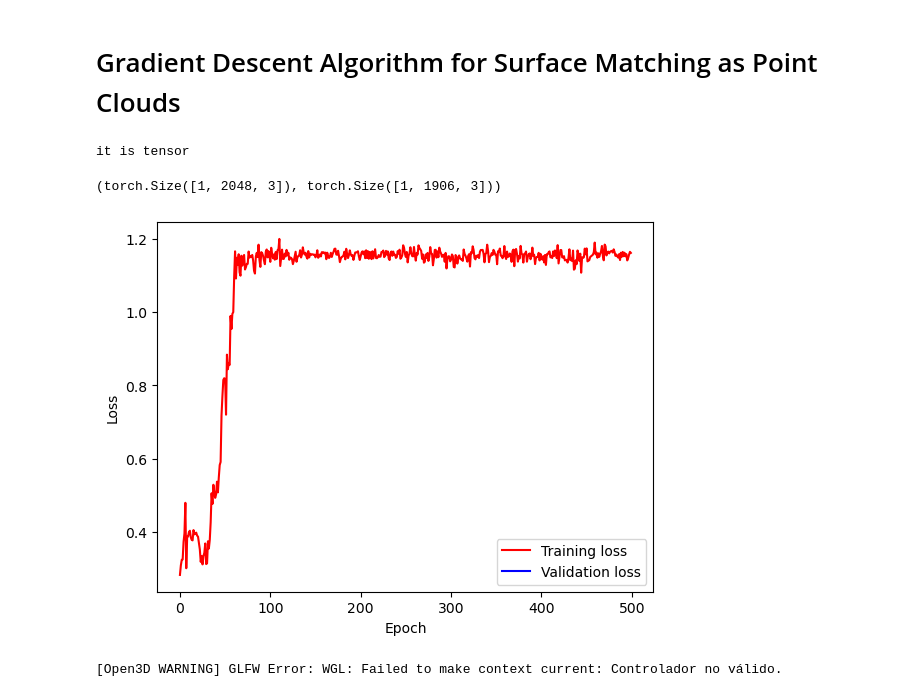
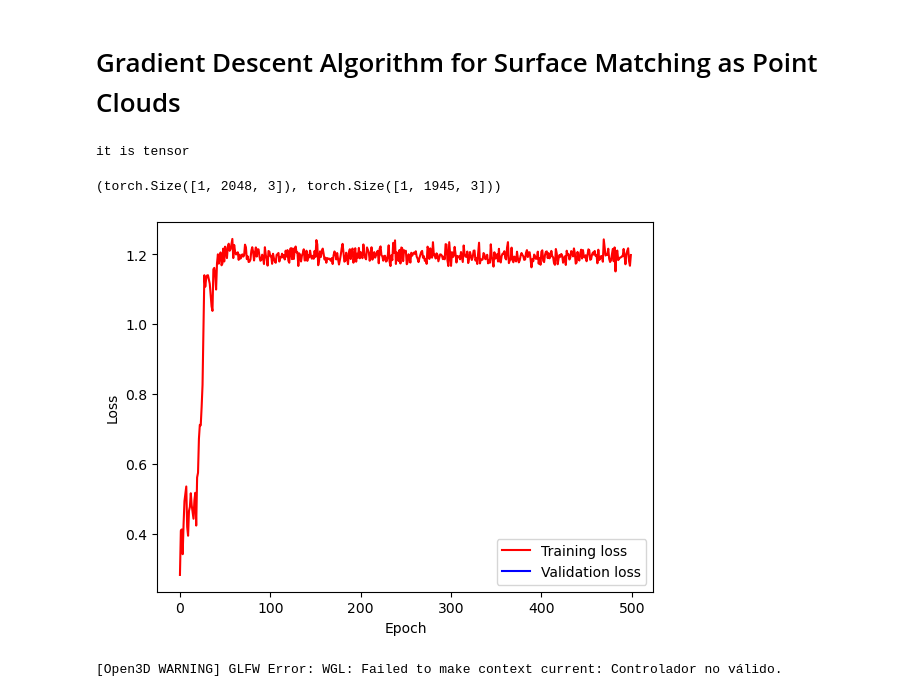
Before and after one commit to alejandroHdzV/prnet, a Jupyter notebook: RegExp_and_GD.ipynb, the cells around one changed output. Drawn from its saved outputs; the diff is of its cells as text; code cells hidden in the pictures.

```diff
--- a/RegExp_and_GD.ipynb
+++ b/RegExp_and_GD.ipynb
@@ -327,7 +327,7 @@ else:
 # trainset = GeneratedTrainingData(None, generated_training_data_path, N)
 trainset = VTCTestRegistrationData('vtc_testing_dataset.hdf5', N_before_sampling)
 
-idx = 1
+idx = 11
 test_cts = trainset[idx]
 scaling = 1
 nb_neighbors = 30
@@ -370,7 +370,7 @@ if double_reg_scr_to_tgt:
 x.shape, y.shape
 # %% [output]
 it is tensor
-(torch.Size([1, 2048, 3]), torch.Size([1, 1906, 3]))
+(torch.Size([1, 2048, 3]), torch.Size([1, 1945, 3]))
 # %%
 # x = sample_farthest_points(x, lengths=torch.tensor([2048]), K=1024)[0]
 # def sample_farthest_points(
@@ -441,7 +462,7 @@ def get_gradient_norm(t_params, quat_params):
 
 
 
-lr = 0.05         # Learning rate
+lr = 0.055         # Learning rate
 B = x.shape[0]    # Batch size
 K = 5             # Number of neighbors
 radius = 0.15     # Neighbors search radius
@@ -474,9 +495,6 @@ for iter in range(epochs):
     rig_mot_loss = 0
     ################################
 
-    # if iter < int(epochs * 0.7):
-    #     loss = chamfer_loss(x, y_transformed) + alpha * projected_chamfer_loss(x, y_transformed)
-    # elif iter >= int(epochs * 0.7):
     loss = chamfer_loss(x, y_transformed) + alpha * projected_chamfer_loss(x, y_transformed) \
         + gamma * f1_loss_function(x, y_transformed) + rig_mot_loss
 
@@ -489,34 +507,34 @@ for iter in range(epochs):
     ##############
     loss.backward()
 
     loss_tracking.append(loss.cpu().detach().numpy())
 
     # grad_tracking.append(get_gradient_norm(t_params, quat_params).cpu().detach().numpy())
 
     # Update parameters using the optimizer
 
     # print("Params (before): ", t_params, quat_params)
     optimizer.step()
     # print("Params (after): ", t_params, quat_params)
 
     # Zero out gradients for the next iteration
     optimizer.zero_grad()
 
 plot_accuracy_and_loss(loss_tracking, grad_tracking)
 
 # X and Y are both zero-centered at this point
 def draw_registration_result_from_tensor(idx):
     draw_registration_result(initialize_pointcloud(x[idx].detach().cpu().numpy()),
                             initialize_pointcloud(y[idx].detach().cpu().numpy()),
                             np.eye(4))
 
     draw_registration_result(initialize_pointcloud(x[idx].detach().cpu().numpy()),
                             initialize_pointcloud(y_transformed[idx].detach().cpu().numpy()),
                             np.eye(4))
 
 draw_registration_result_from_tensor(idx=0)
 # %% [output]
-[figure, old version]
+[figure, new version]
 # %%
 
 # draw_registration_result_from_tensor(idx=1)
```
Also changed, not shown: parts of 1 cell of this notebook.
